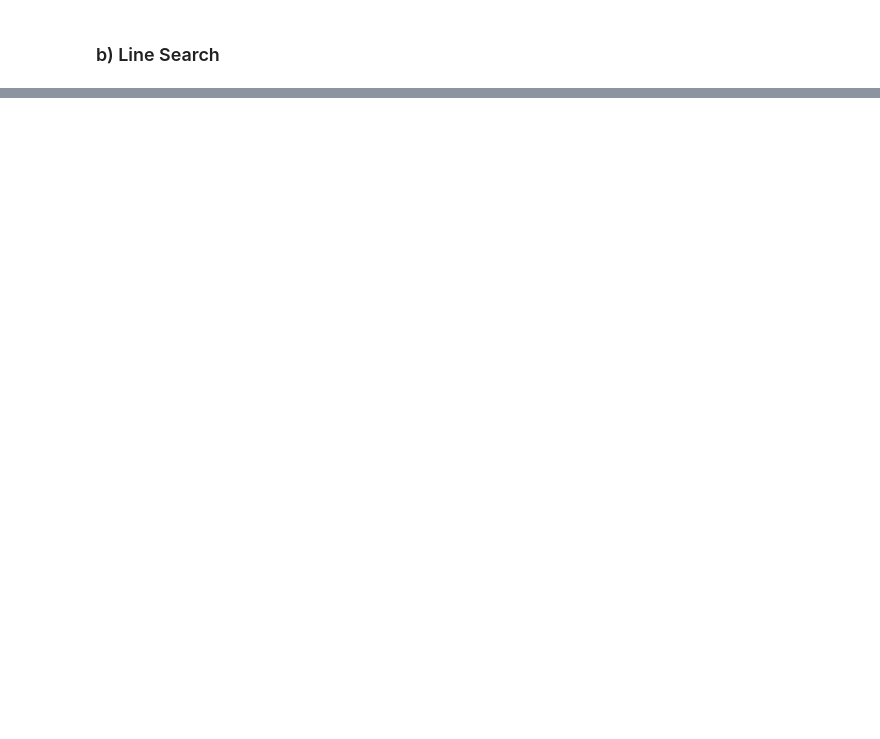
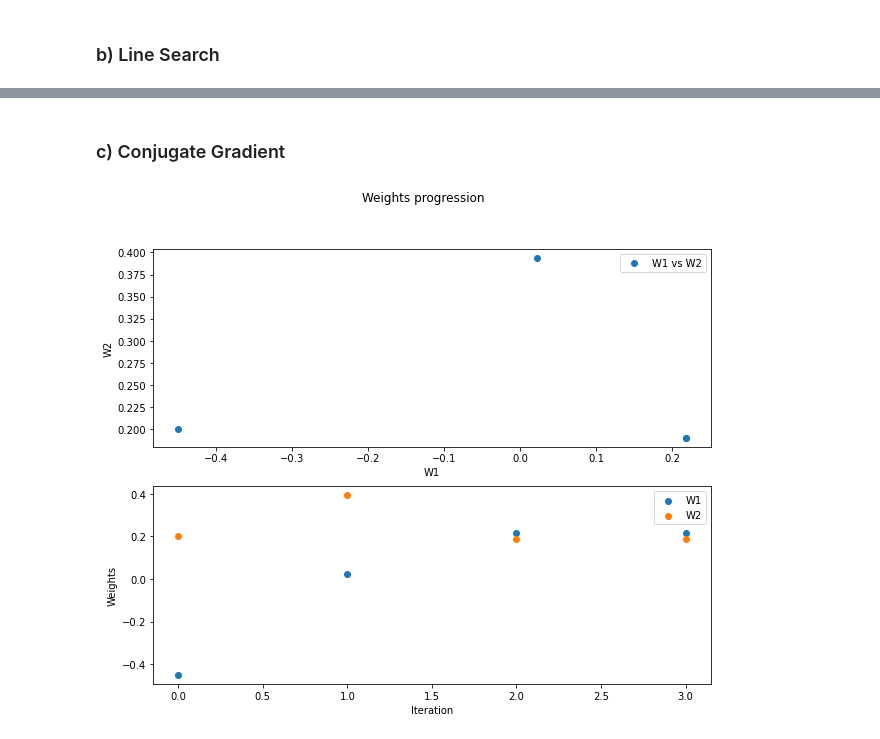
Before and after one commit to ahmedtarek-/MI_2022, a Jupyter notebook: Exercise_04/Exercise_04.ipynb, the cells around one changed output, grey strips where cells are left out. Cells and saved outputs as stored; diff of their text form; code cells hidden in the pictures; blank space fills up the shorter version.

```diff
--- a/Exercise_04/Exercise_04.ipynb
+++ b/Exercise_04/Exercise_04.ipynb
@@ -87,0 +130,45 @@ w = Neuron(initial_weight, dataset).gradient_descent(plot=True)
+# %% [markdown]
+### c) Conjugate Gradient
+# %%
+# Create new method conjugate_gradient
+def conjugate_gradient(self, plot=False):
+    """
+    Runs gradient descent algorithm
+        new_weight = weight - (learning_rate * gradient)
+    where line_search = g_transpose . g / g_transpose . H . g
+
+    Returns new_weight (shape: 2x1)
+    """
+    weights = [self.weight]
+    gradient = self.gradient() # (shape 1x2)
+    d = -1 * gradient
+    for i in range(20):
+        # 1. Calculate new weight
+        learning_rate = -1 * np.dot(d.T, gradient) / np.dot(np.dot(d.T, self.H), d)
+        new_weight = self.weight + (learning_rate * d)
+
+        # 2. Update current weight
+        self.weight = new_weight
+
+        # 3. Calculate new d (and gradient)
+        new_gradient = self.gradient()
+        momentum = -1 * np.dot(new_gradient.T, new_gradient) / np.dot(gradient.T, gradient)
+        d = new_gradient + (momentum * d)
+
+        # 4. Update current gradient
+        gradient = new_gradient
+        weights.append(new_weight)
+
+        # 5. Stop if gradient is zero
+        if np.all(gradient==0):
+            break
+    if plot:
+        self.plot(weights)
+    return weights
+
+# Attach the new method to existing Neuron class
+Neuron.conjugate_gradient = conjugate_gradient
+
+w = Neuron(initial_weight, dataset).conjugate_gradient(plot=True)
+# %% [output]
+[figure, added]
```
Also changed, not shown: parts of 2 cells of this notebook.
